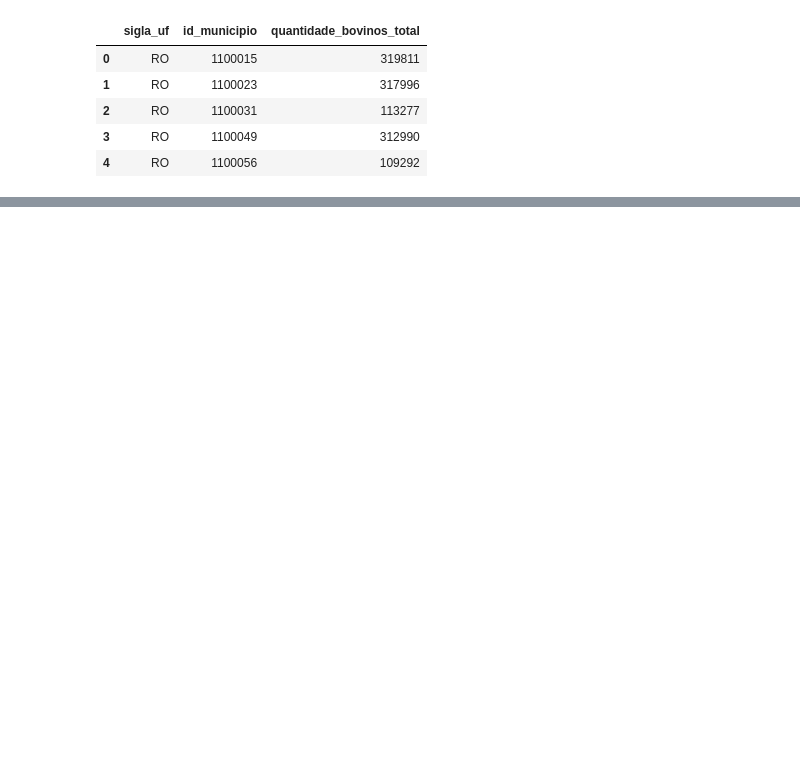
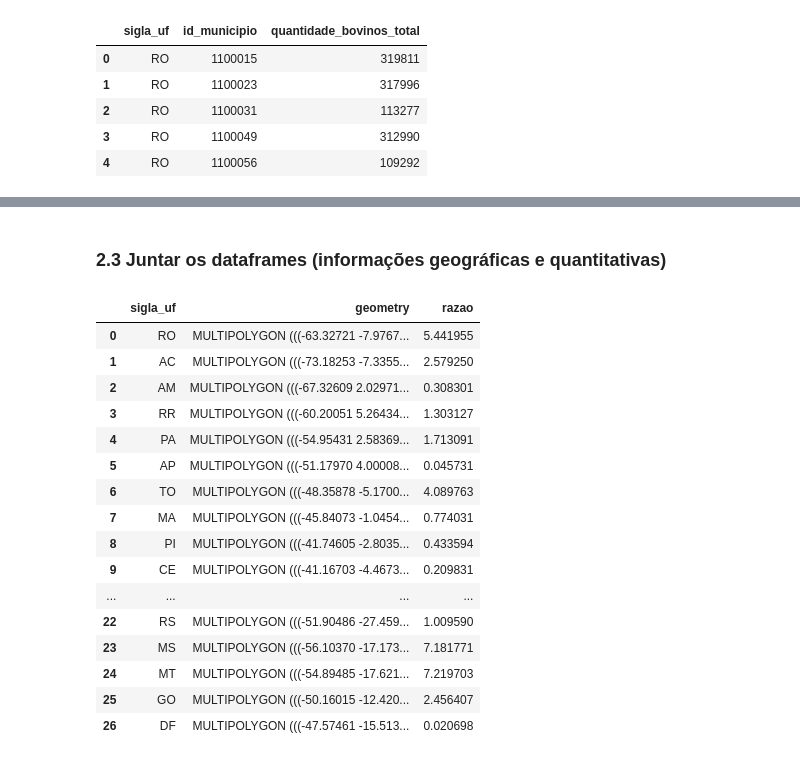
Before and after one commit to Data-Aqa/marketing, a Jupyter notebook: CuriosiDados/rebanhos_vs_populacao/rebanhos_vs_pop.ipynb, the cells around one changed output, grey strips where cells are left out. Cells and saved outputs as stored; diff of their text form; code cells hidden in the pictures; blank space fills up the shorter version.

```diff
--- a/CuriosiDados/rebanhos_vs_populacao/rebanhos_vs_pop.ipynb
+++ b/CuriosiDados/rebanhos_vs_populacao/rebanhos_vs_pop.ipynb
@@ -25,0 +229,2 @@ reb.head()
+# %% [markdown]
+### 2.3 Juntar os dataframes (informações geográficas e quantitativas)
@@ -25,0 +233,20 @@ reb.head()
+# %%
+plot_df
+# %% [output]
+|  | sigla_uf | geometry | razao |
+| 0 | RO | MULTIPOLYGON (((-63.32721 -7.9767... | 5.441955 |
+| 1 | AC | MULTIPOLYGON (((-73.18253 -7.3355... | 2.579250 |
+| 2 | AM | MULTIPOLYGON (((-67.32609 2.02971... | 0.308301 |
+| 3 | RR | MULTIPOLYGON (((-60.20051 5.26434... | 1.303127 |
+| 4 | PA | MULTIPOLYGON (((-54.95431 2.58369... | 1.713091 |
+| 5 | AP | MULTIPOLYGON (((-51.17970 4.00008... | 0.045731 |
+| 6 | TO | MULTIPOLYGON (((-48.35878 -5.1700... | 4.089763 |
+| 7 | MA | MULTIPOLYGON (((-45.84073 -1.0454... | 0.774031 |
+| 8 | PI | MULTIPOLYGON (((-41.74605 -2.8035... | 0.433594 |
+| 9 | CE | MULTIPOLYGON (((-41.16703 -4.4673... | 0.209831 |
+| ... | ... | ... | ... |
+| 22 | RS | MULTIPOLYGON (((-51.90486 -27.459... | 1.009590 |
+| 23 | MS | MULTIPOLYGON (((-56.10370 -17.173... | 7.181771 |
+| 24 | MT | MULTIPOLYGON (((-54.89485 -17.621... | 7.219703 |
+| 25 | GO | MULTIPOLYGON (((-50.16015 -12.420... | 2.456407 |
+| 26 | DF | MULTIPOLYGON (((-47.57461 -15.513... | 0.020698 |
```
Also changed, not shown: parts of 36 cells of this notebook, 1 other file.
